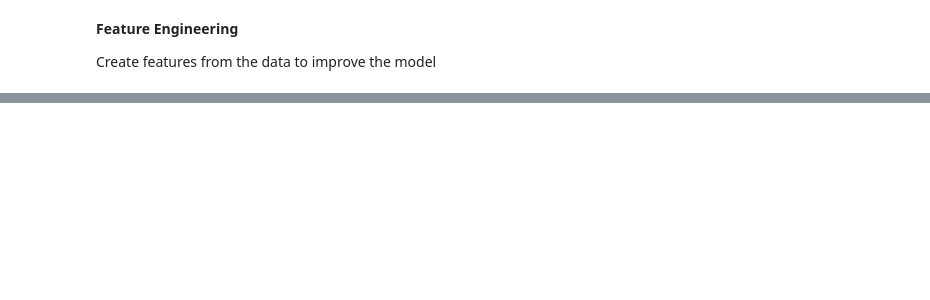
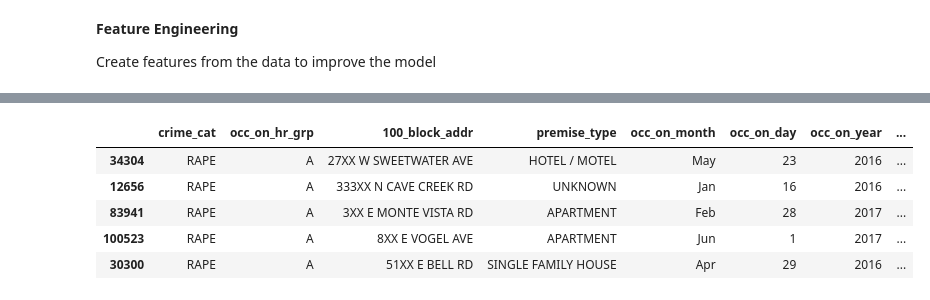
Before and after one commit to jpeterson28/DSCT_Capstone1, a Jupyter notebook: Code.ipynb, the cells around one changed output, grey strips where cells are left out. Saved outputs shown, nothing was run; the diff lists cells and outputs as text; code cells hidden in the pictures; blank space fills up the shorter version.

```diff
--- a/Code.ipynb
+++ b/Code.ipynb
@@ -689,5 +672,6 @@ X_train.head()
 Create features from the data to improve the model
 # %%
 # specific crime occurred in time block
-crime_time_feat = X_train.groupby(['crime_cat', 'occ_on_hr_grp'])['occ_on_hr_grp'].count().unstack()
-crime_time_feat
+crime_time_feat = X_train.groupby('crime_cat')['occ_on_hr_grp'].value_counts()
+crime_time_feat = pd.DataFrame(crime_time_feat)
+#crime_time_feat
@@ -776,0 +696,12 @@ crime_addr_feat
+# %%
+# join crime_time_feat df to training set
+X_train_new = X_train.join(crime_time_feat, on=['crime_cat', 'occ_on_hr_grp'], how='outer', lsuffix='left', rsuffix='right')
+X_train_new = X_train_new.drop(columns='occ_on_hr_grpleft')
+X_train_new.head()
+# %% [output]
+|  | crime_cat | occ_on_hr_grp | 100_block_addr | premise_type | occ_on_month | occ_on_day | occ_on_year | ... |
+| 34304 | RAPE | A | 27XX W SWEETWATER AVE | HOTEL / MOTEL | May | 23 | 2016 | ... |
+| 12656 | RAPE | A | 333XX N CAVE CREEK RD | UNKNOWN | Jan | 16 | 2016 | ... |
+| 83941 | RAPE | A | 3XX E MONTE VISTA RD | APARTMENT | Feb | 28 | 2017 | ... |
+| 100523 | RAPE | A | 8XX E VOGEL AVE | APARTMENT | Jun | 1 | 2017 | ... |
+| 30300 | RAPE | A | 51XX E BELL RD | SINGLE FAMILY HOUSE | Apr | 29 | 2016 | ... |
```
Also changed, not shown: parts of 16 cells of this notebook.
